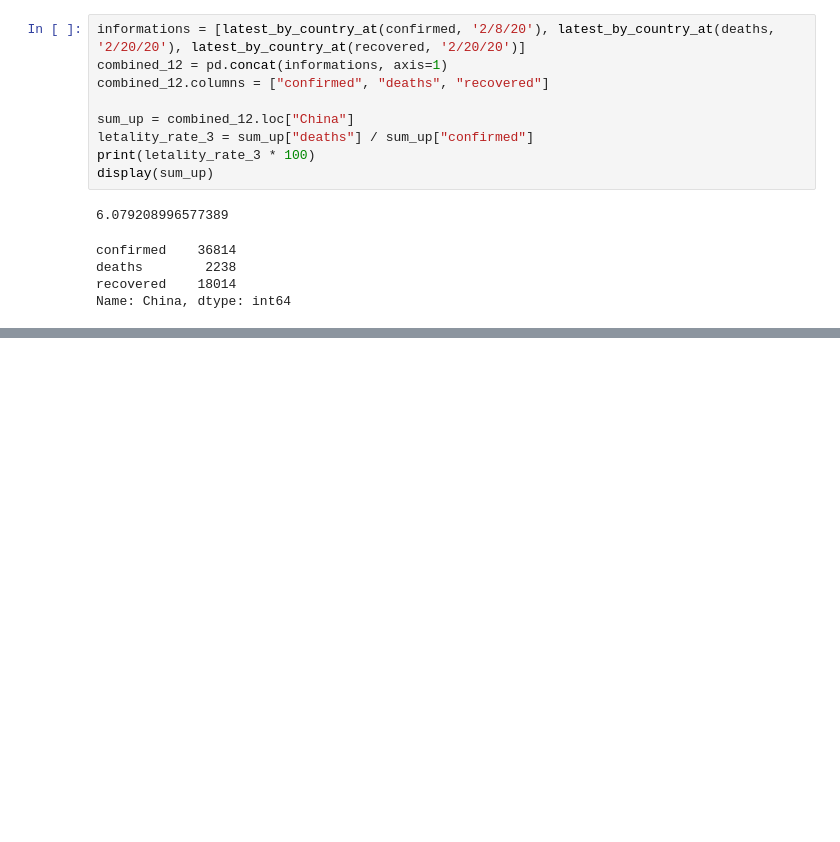
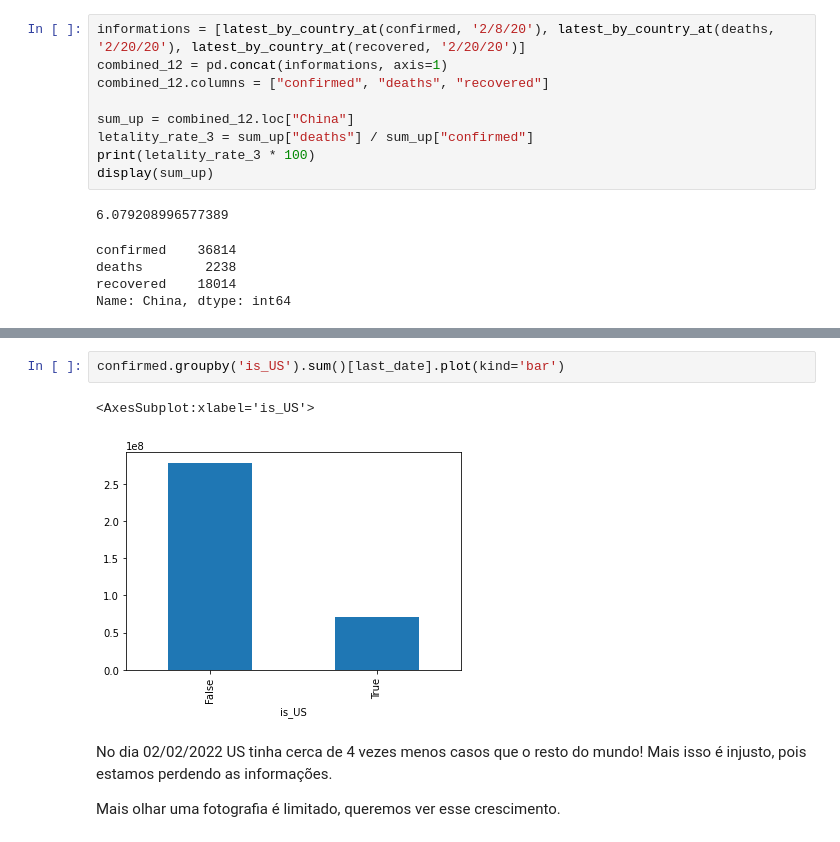
Before and after one commit to Julio-Cezar-Candido/Curso-Data-Science-Analises-para-saude-e-medicina, a Jupyter notebook: Aulas-Projeto.ipynb, the cells around one changed output, grey strips where cells are left out. Drawn from its saved outputs; the diff is of its cells as text; blank space fills up the shorter version.

```diff
--- a/Aulas-Projeto.ipynb
+++ b/Aulas-Projeto.ipynb
@@ -368,0 +455,10 @@ Name: China, dtype: int64
+# %%
+confirmed.groupby('is_US').sum()[last_date].plot(kind='bar')
+# %% [output]
+<AxesSubplot:xlabel='is_US'>
+[figure, added]
+# %% [markdown]
+No dia 02/02/2022 US tinha cerca de 4 vezes menos casos que o resto do mundo!
+Mais isso é injusto, pois estamos perdendo as informações.
+
+Mais olhar uma fotografia é limitado, queremos ver esse crescimento.
```
Also changed, not shown: parts of 43 cells of this notebook.
